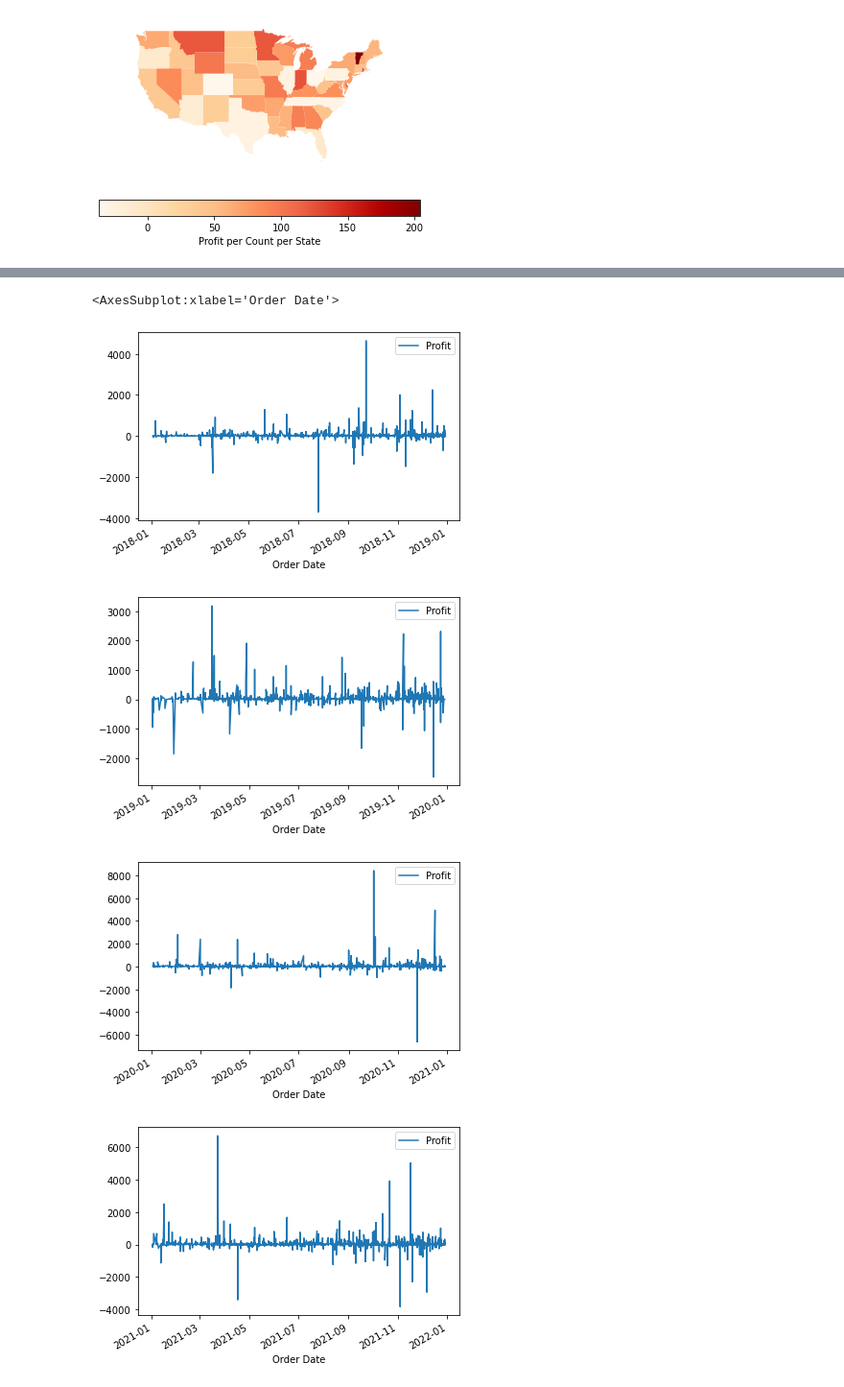
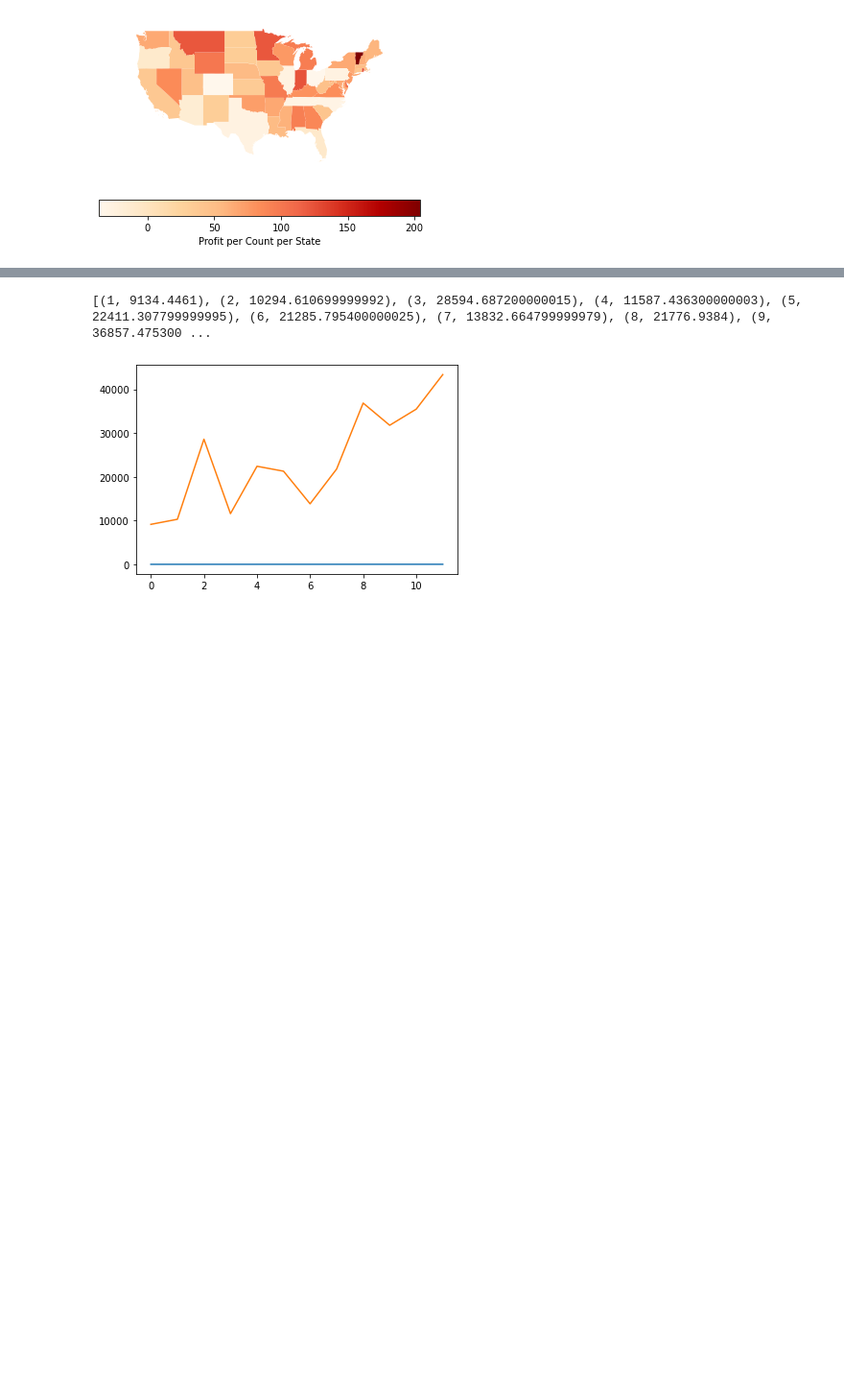
Before and after one commit to Derherpderderp/Csci343Project1, a Jupyter notebook: Csci343Project1hhgarret.ipynb, the cells around one changed output, grey strips where cells are left out. Shown at 96% size. Cells and saved outputs as stored; diff of their text form; code cells hidden in the pictures; blank space fills up the shorter version.

```diff
--- a/Csci343Project1hhgarret.ipynb
+++ b/Csci343Project1hhgarret.ipynb
@@ -186,14 +194,17 @@ ld.plot(x = "Order Date", y = "Profit")
 # %%
-ld[(ld["Order Date"] > "2018-01-01") & (ld["Order Date"] < "2018-12-30")].plot(x = "Order Date", y = "Profit")
-ld[(ld["Order Date"] > "2019-01-01") & (ld["Order Date"] < "2019-12-30")].plot(x = "Order Date", y = "Profit")
-ld[(ld["Order Date"] > "2020-01-01") & (ld["Order Date"] < "2020-12-30")].plot(x = "Order Date", y = "Profit")
-ld[(ld["Order Date"] > "2021-01-01") & (ld["Order Date"] < "2021-12-30")].plot(x = "Order Date", y = "Profit")
+monthlyDict = {}
+for i in range(len(ld)):
+    if ld.loc[i]["Order Date"].month not in monthlyDict:
+        monthlyDict.update({ld.loc[i]["Order Date"].month : ld.loc[i]["Profit"]})
+    else:
+        monthlyDict.update({ld.loc[i]["Order Date"].month : ld.loc[i]["Profit"] + monthlyDict[ld.loc[i]["Order Date"].month]})
+
+print(list(sorted(monthlyDict.items())))
+plt.plot(list(sorted(monthlyDict.items())))
+plt.show()
 # %% [output]
-<AxesSubplot:xlabel='Order Date'>
+[(1, 9134.4461), (2, 10294.610699999992), (3, 28594.687200000015), (4, 11587.436300000003), (5, 22411.307799999995), (6, 21285.795400000025), (7, 13832.664799999979), (8, 21776.9384), (9, 36857.475300 ...
-[figure, old version]
+[figure, new version]
-[figure, removed]
-[figure, removed]
-[figure, removed]
 # %%
 print(ld.sort_values("Profit"))
 #TODO: Make sure returned values aren't calculated.
```
Also changed, not shown: parts of 5 cells of this notebook.
